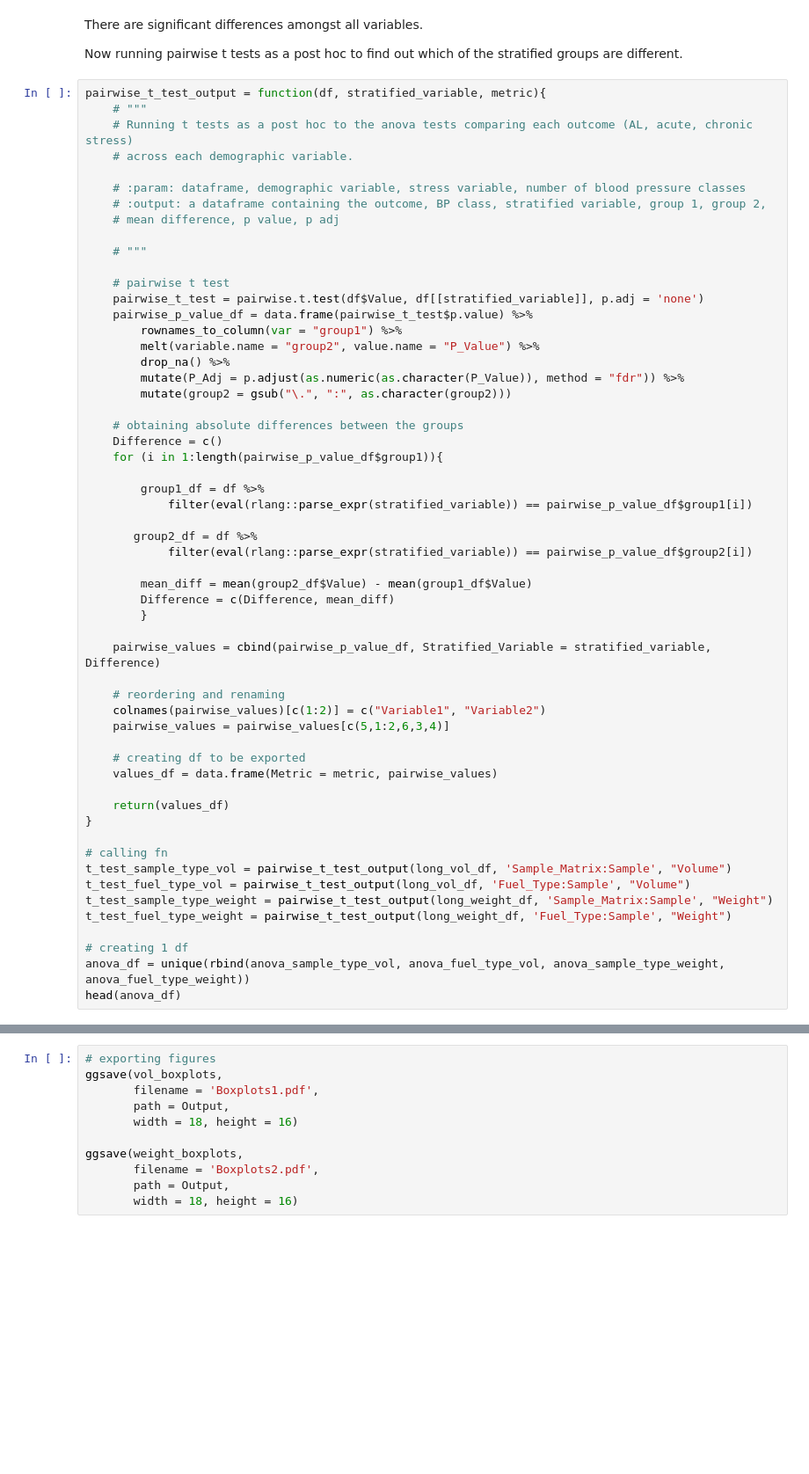
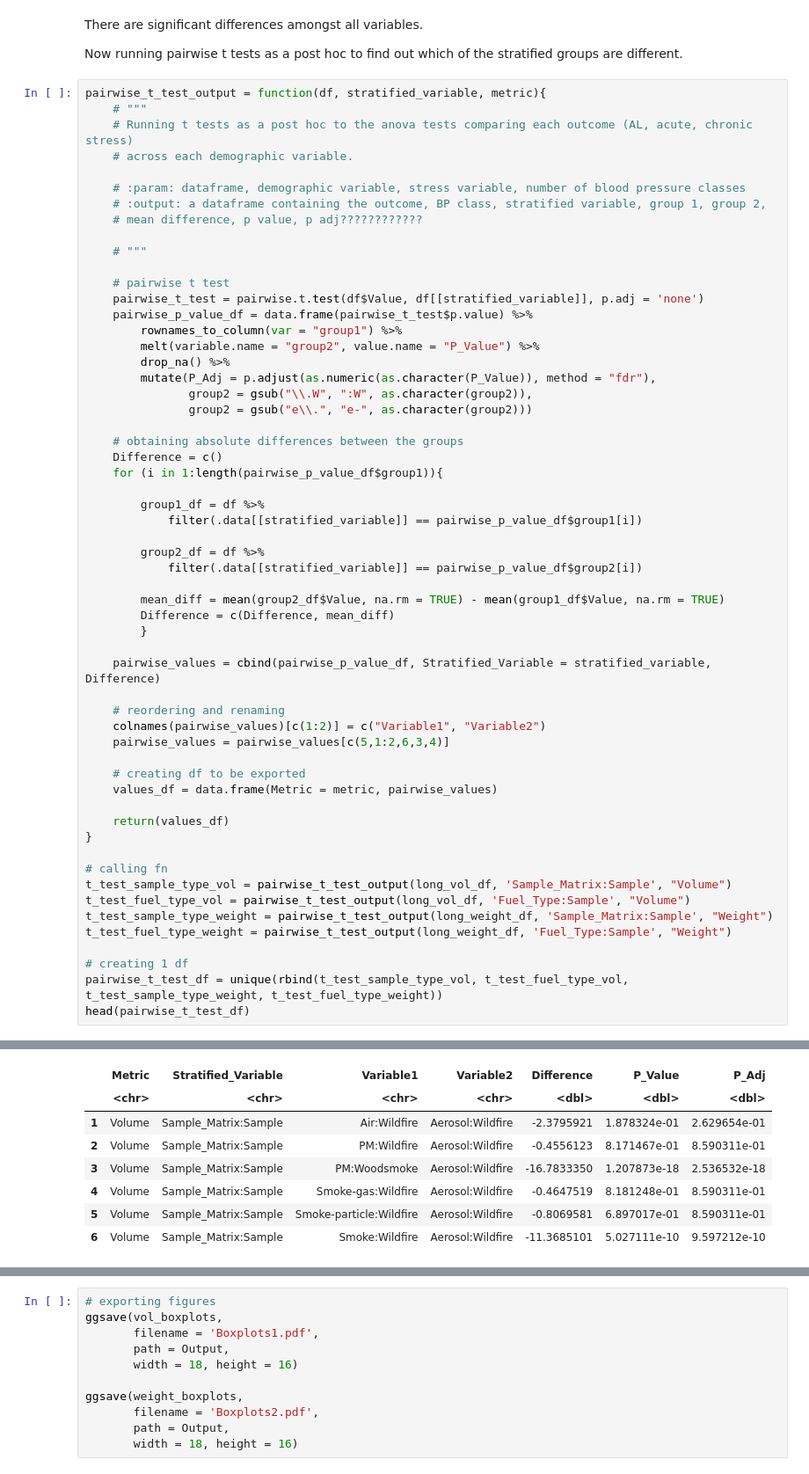
Before and after one commit to UNC-CEMALB/P1015.-Wildfire_Suffcient_Similiarity, a Jupyter notebook: 3. Individual Distribution Analyses/Boxplots.ipynb, the cells around one changed output, grey strips where cells are left out. Shown at 88% size. Cells and saved outputs as stored; diff of their text form; blank space fills up the shorter version.

```diff
--- a/3. Individual Distribution Analyses/Boxplots.ipynb
+++ b/3. Individual Distribution Analyses/Boxplots.ipynb
@@ -481,7 +466,7 @@ pairwise_t_test_output = function(df, stratified_variable, metric){
 
     # :param: dataframe, demographic variable, stress variable, number of blood pressure classes
     # :output: a dataframe containing the outcome, BP class, stratified variable, group 1, group 2,
-    # mean difference, p value, p adj
+    # mean difference, p value, p adj????????????
 
     # """
 
@@ -491,20 +476,21 @@ pairwise_t_test_output = function(df, stratified_variable, metric){
         rownames_to_column(var = "group1") %>%
         melt(variable.name = "group2", value.name = "P_Value") %>%
         drop_na() %>%
-        mutate(P_Adj = p.adjust(as.numeric(as.character(P_Value)), method = "fdr")) %>%
-        mutate(group2 = gsub("\.", ":", as.character(group2)))
+        mutate(P_Adj = p.adjust(as.numeric(as.character(P_Value)), method = "fdr"),
+               group2 = gsub("\\.W", ":W", as.character(group2)),
+               group2 = gsub("e\\.", "e-", as.character(group2)))
 
     # obtaining absolute differences between the groups
     Difference = c()
     for (i in 1:length(pairwise_p_value_df$group1)){
 
         group1_df = df %>%
-            filter(eval(rlang::parse_expr(stratified_variable)) == pairwise_p_value_df$group1[i])
+            filter(.data[[stratified_variable]] == pairwise_p_value_df$group1[i])
 
-       group2_df = df %>%
-            filter(eval(rlang::parse_expr(stratified_variable)) == pairwise_p_value_df$group2[i])
+        group2_df = df %>%
+            filter(.data[[stratified_variable]] == pairwise_p_value_df$group2[i])
 
-        mean_diff = mean(group2_df$Value) - mean(group1_df$Value)
+        mean_diff = mean(group2_df$Value, na.rm = TRUE) - mean(group1_df$Value, na.rm = TRUE)
         Difference = c(Difference, mean_diff)
         }
 
@@ -527,5 +513,6 @@ t_test_sample_type_weight = pairwise_t_test_output(long_weight_df, 'Sample_Matri
 t_test_fuel_type_weight = pairwise_t_test_output(long_weight_df, 'Fuel_Type:Sample', "Weight")
 
 # creating 1 df
-anova_df = unique(rbind(anova_sample_type_vol, anova_fuel_type_vol, anova_sample_type_weight, anova_fuel_type_weight))
-head(anova_df)
+pairwise_t_test_df = unique(rbind(t_test_sample_type_vol, t_test_fuel_type_vol, t_test_sample_type_weight, t_test_fuel_type_weight))
+head(pairwise_t_test_df)
+# %% [output]
@@ -532,2 +527,10 @@ head(anova_df)
+|  | Metric | Stratified_Variable | Variable1 | Variable2 | Difference | P_Value | P_Adj |
+|  | <chr> | <chr> | <chr> | <chr> | <dbl> | <dbl> | <dbl> |
+| 1 | Volume | Sample_Matrix:Sample | Air:Wildfire | Aerosol:Wildfire | -2.3795921 | 1.878324e-01 | 2.629654e-01 |
+| 2 | Volume | Sample_Matrix:Sample | PM:Wildfire | Aerosol:Wildfire | -0.4556123 | 8.171467e-01 | 8.590311e-01 |
+| 3 | Volume | Sample_Matrix:Sample | PM:Woodsmoke | Aerosol:Wildfire | -16.7833350 | 1.207873e-18 | 2.536532e-18 |
+| 4 | Volume | Sample_Matrix:Sample | Smoke-gas:Wildfire | Aerosol:Wildfire | -0.4647519 | 8.181248e-01 | 8.590311e-01 |
+| 5 | Volume | Sample_Matrix:Sample | Smoke-particle:Wildfire | Aerosol:Wildfire | -0.8069581 | 6.897017e-01 | 8.590311e-01 |
+| 6 | Volume | Sample_Matrix:Sample | Smoke:Wildfire | Aerosol:Wildfire | -11.3685101 | 5.027111e-10 | 9.597212e-10 |
 # %% [markdown]
 # Boxplots
```
Also changed, not shown: parts of 11 cells of this notebook.
